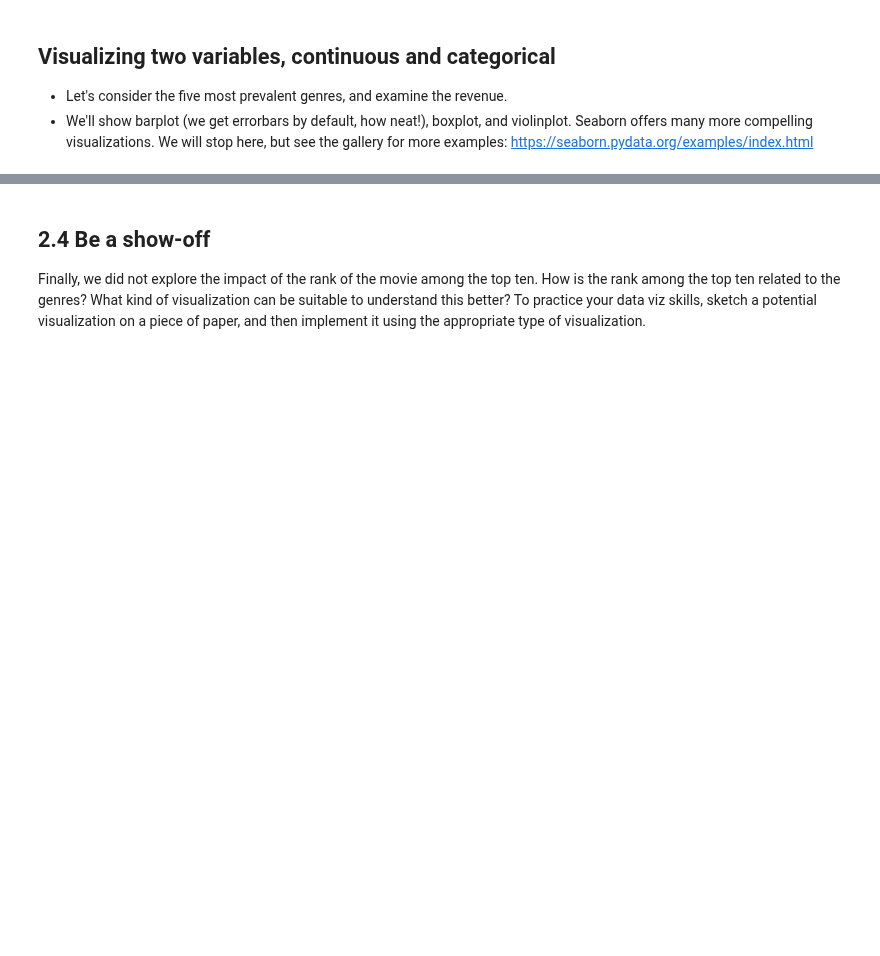
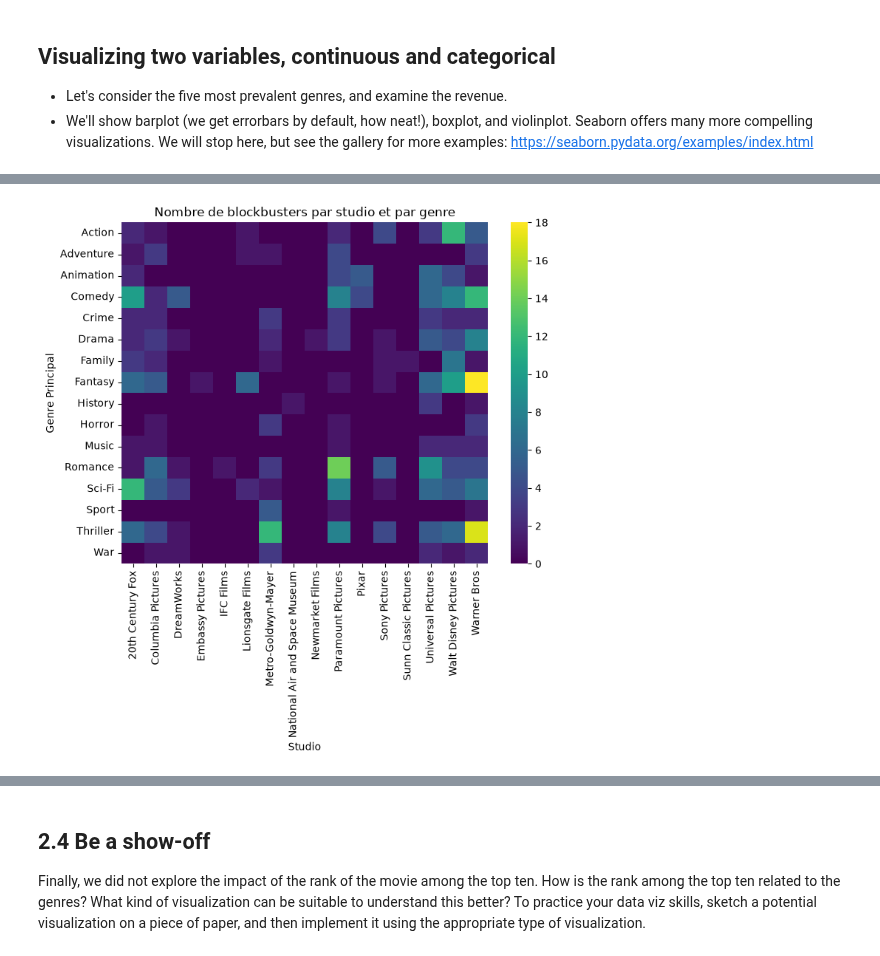
Before and after one commit to haaissa/ada-2026, a Jupyter notebook: Exercises/02 - Data viz and data from the web/Becoming a DataVizard exercise.ipynb, the cells around one changed output, grey strips where cells are left out. Saved outputs shown, nothing was run; the diff lists cells and outputs as text; code cells hidden in the pictures; blank space fills up the shorter version.

```diff
--- a/Exercises/02 - Data viz and data from the web/Becoming a DataVizard exercise.ipynb
+++ b/Exercises/02 - Data viz and data from the web/Becoming a DataVizard exercise.ipynb
@@ -230,0 +298,13 @@ In the next three excercises, you are provided with descriptions and rough sketc
+# %%
+# Write your code to make the first heatmap here
+studio_genre_counts = pd.crosstab(index=movies['Main_Genre'], columns=movies['studio'])
+
+plt.figure(figsize=(8, 6))
+sns.heatmap(studio_genre_counts, annot=False, cmap='viridis')
+
+plt.title('Nombre de blockbusters par studio et par genre')
+plt.xlabel('Studio')
+plt.ylabel('Genre Principal')
+plt.show()
+# %% [output]
+[figure, added]
```
Also changed, not shown: parts of 24 cells of this notebook, 2 other files.
